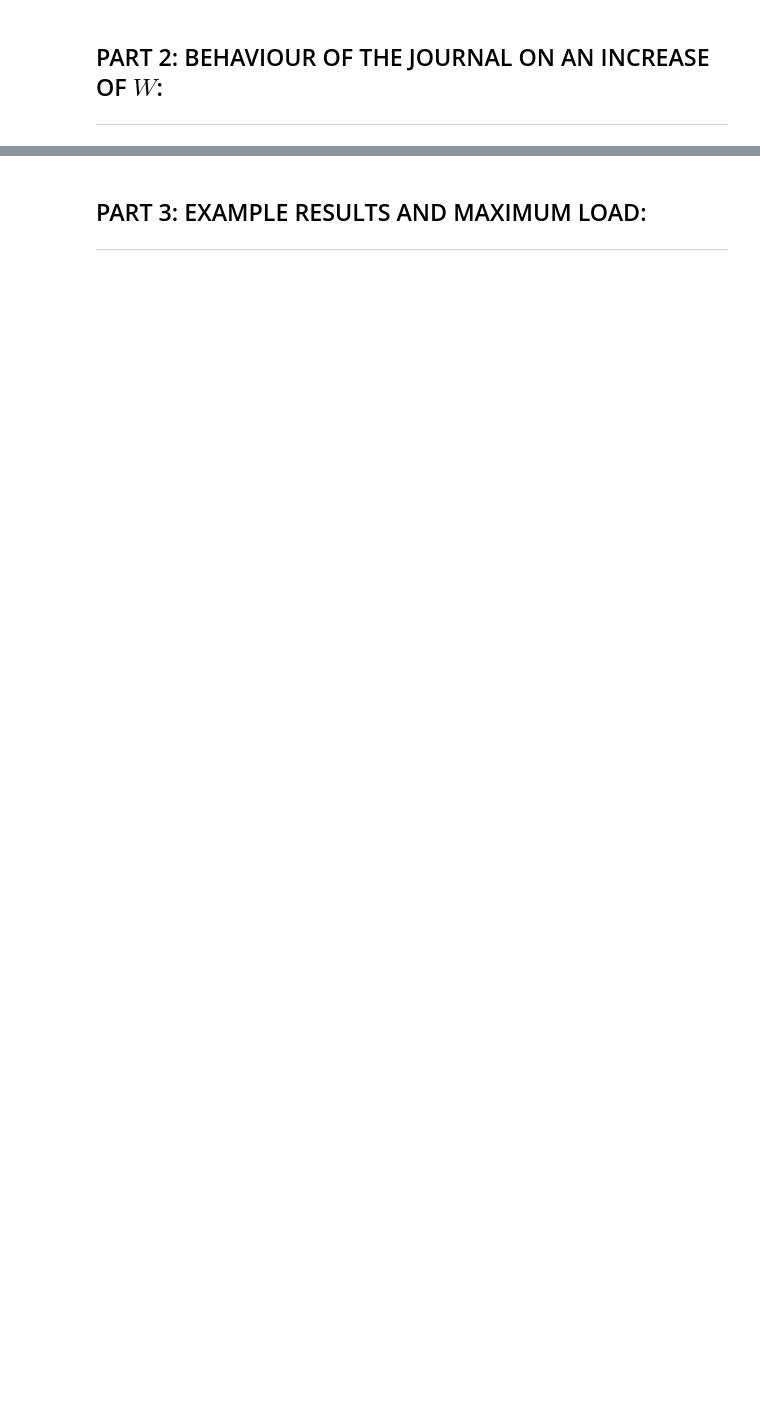
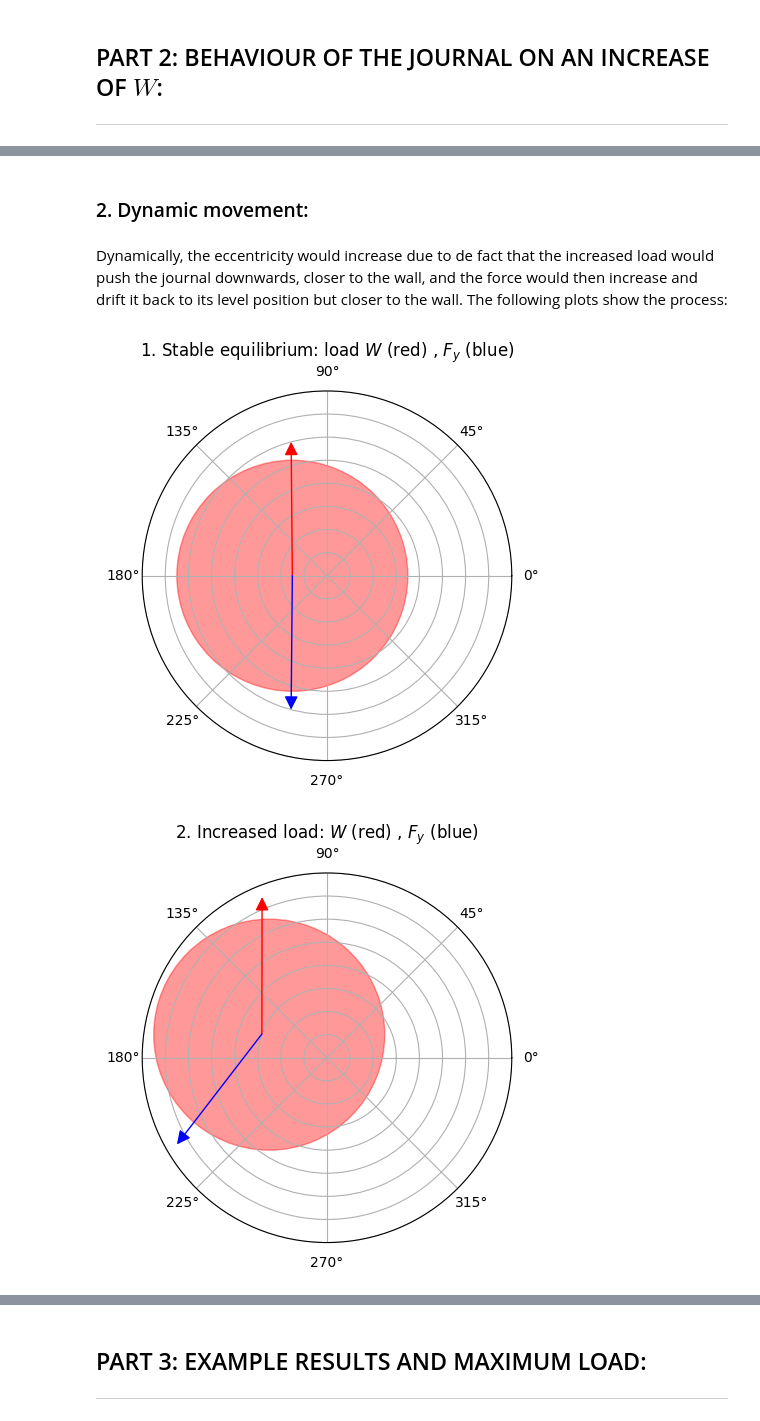
Before and after one commit to rclUPC/AdvancedFluidMechanics, a Jupyter notebook: 1-microFlows/Assignment1_POL.ipynb, the cells around one changed output, grey strips where cells are left out. Cells and saved outputs as stored; diff of their text form; code cells hidden in the pictures; blank space fills up the shorter version.

```diff
--- a/1-microFlows/Assignment1_POL.ipynb
+++ b/1-microFlows/Assignment1_POL.ipynb
@@ -232,0 +236,68 @@ fig.tight_layout()
+# %% [markdown]
+### 2. Dynamic movement:
+# %% [markdown]
+Dynamically, the eccentricity would increase due to de fact that the increased load would push the journal downwards, closer to the wall, and the force would then increase and drift it back to its level position but closer to the wall. The following plots show the process:
+# %%
+#theta = np.arange(0,361) * np.pi / 180
+#rID = np.full((361), 1.6)
+
+fig, ax = plt.subplots(subplot_kw={'projection': 'polar'})
+ax.set_rmax(1.6)
+ax.set_yticklabels([])
+ax.grid(True)
+circle=plt.Circle((-0.3, 0.0), 1, transform=ax.transData._b, color="red", alpha=0.4)
+ax.add_artist(circle)
+
+propW = dict(arrowstyle="-|>,head_width=0.4,head_length=0.8",color='r',
+            shrinkA=0,shrinkB=0)
+propFy = dict(arrowstyle="-|>,head_width=0.4,head_length=0.8",color='b',
+            shrinkA=0,shrinkB=0)
+ax.annotate("", xy=(105/180.*np.pi, 1.2), xytext=(180/180.*np.pi, 0.3), arrowprops=propW)
+ax.annotate("", xy=(255/180.*np.pi, 1.2), xytext=(180/180.*np.pi, 0.3), arrowprops=propFy)
+
+
+ax.set_title(r"1. Stable equilibrium: load $W$ (red) , $F_y$ (blue)", va='top')
+plt.show()
+
+# ------------------------------------------------------------------------------------------ #
+
+fig, ax = plt.subplots(subplot_kw={'projection': 'polar'})
+ax.set_rmax(1.6)
+ax.set_yticklabels([])
+ax.grid(True)
+circle=plt.Circle((-0.5, 0.2), 1, transform=ax.transData._b, color="red", alpha=0.4)
+ax.add_artist(circle)
+
+propW = dict(arrowstyle="-|>,head_width=0.4,head_length=0.8",color='r',
+            shrinkA=0,shrinkB=0)
+propFy = dict(arrowstyle="-|>,head_width=0.4,head_length=0.8",color='b',
+            shrinkA=0,shrinkB=0)
+ax.annotate("", xy=(112/180.*np.pi, 1.5), xytext=(160/180.*np.pi, 0.6), arrowprops=propW)
+ax.annotate("", xy=(210/180.*np.pi, 1.5), xytext=(160/180.*np.pi, 0.6), arrowprops=propFy)
+
+
+ax.set_title(r"2. Increased load: $W$ (red) , $F_y$ (blue)", va='top')
+plt.show()
+
+# ------------------------------------------------------------------------------------------ #
+
+fig, ax = plt.subplots(subplot_kw={'projection': 'polar'})
+ax.set_rmax(1.6)
+ax.set_yticklabels([])
+ax.grid(True)
+circle=plt.Circle((-0.5, 0.0), 1, transform=ax.transData._b, color="red", alpha=0.4)
+ax.add_artist(circle)
+
+propW = dict(arrowstyle="-|>,head_width=0.4,head_length=0.8",color='r',
+            shrinkA=0,shrinkB=0)
+propFy = dict(arrowstyle="-|>,head_width=0.4,head_length=0.8",color='b',
+            shrinkA=0,shrinkB=0)
+ax.annotate("", xy=(110/180.*np.pi, 1.5), xytext=(180/180.*np.pi, 0.5), arrowprops=propW)
+ax.annotate("", xy=(251/180.*np.pi, 1.5), xytext=(180/180.*np.pi, 0.5), arrowprops=propFy)
+
+
+ax.set_title(r"3. Stable with more eccentricity: $W$ (red) , $F_y$ (blue)", va='top')
+plt.show()
+# %% [output]
+[figure, added]
+[figure, added]
```
Also changed, not shown: parts of 18 cells of this notebook.
